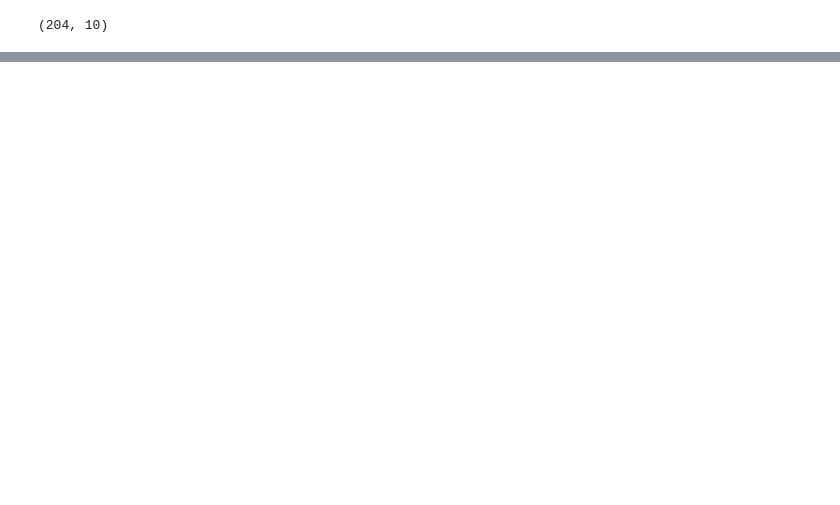
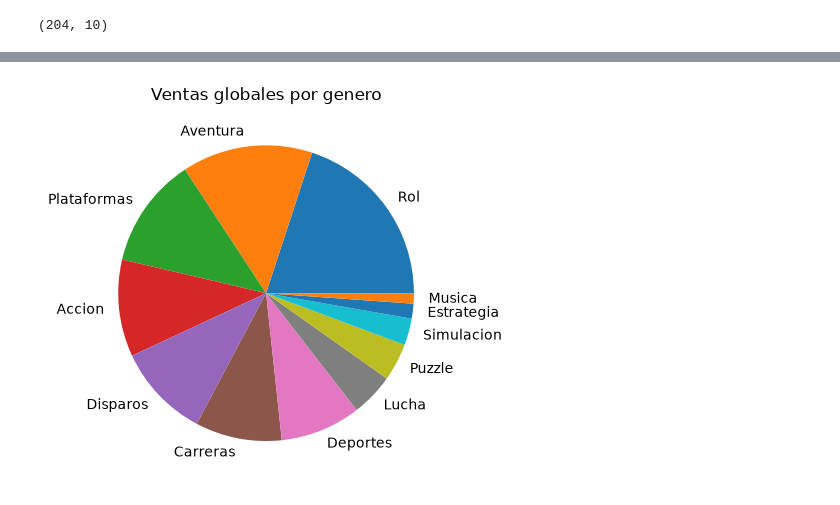
Before and after one commit to Duran24062005/Python, a Jupyter notebook: 13_data_analisis/analisis_sale.ipynb, the cells around one changed output, grey strips where cells are left out. Saved outputs shown, nothing was run; the diff lists cells and outputs as text; code cells hidden in the pictures; blank space fills up the shorter version.

```diff
--- a/13_data_analisis/analisis_sale.ipynb
+++ b/13_data_analisis/analisis_sale.ipynb
@@ -26,0 +135,2 @@ df.shape
+# %%
+df = df.dropna(subset=['anio'])
@@ -26,0 +172,2 @@ df.shape
+# %%
+df['anio'] = df['anio'].astype(int)
@@ -26,0 +199,2 @@ df.shape
+# %%
+df=df.reset_index(drop=True)
@@ -26,0 +302,2 @@ df.shape
+# %%
+ventas_por_genero = df.groupby('genero')['ventas_global'].sum().sort_values(ascending=False)
@@ -26,0 +325,6 @@ df.shape
+# %%
+ventas_por_genero.plot(kind='pie')
+plt.title('Ventas globales por genero')
+plt.show()
+# %% [output]
+[figure, added]
```
Also changed, not shown: parts of 27 cells of this notebook, 3 other files.
